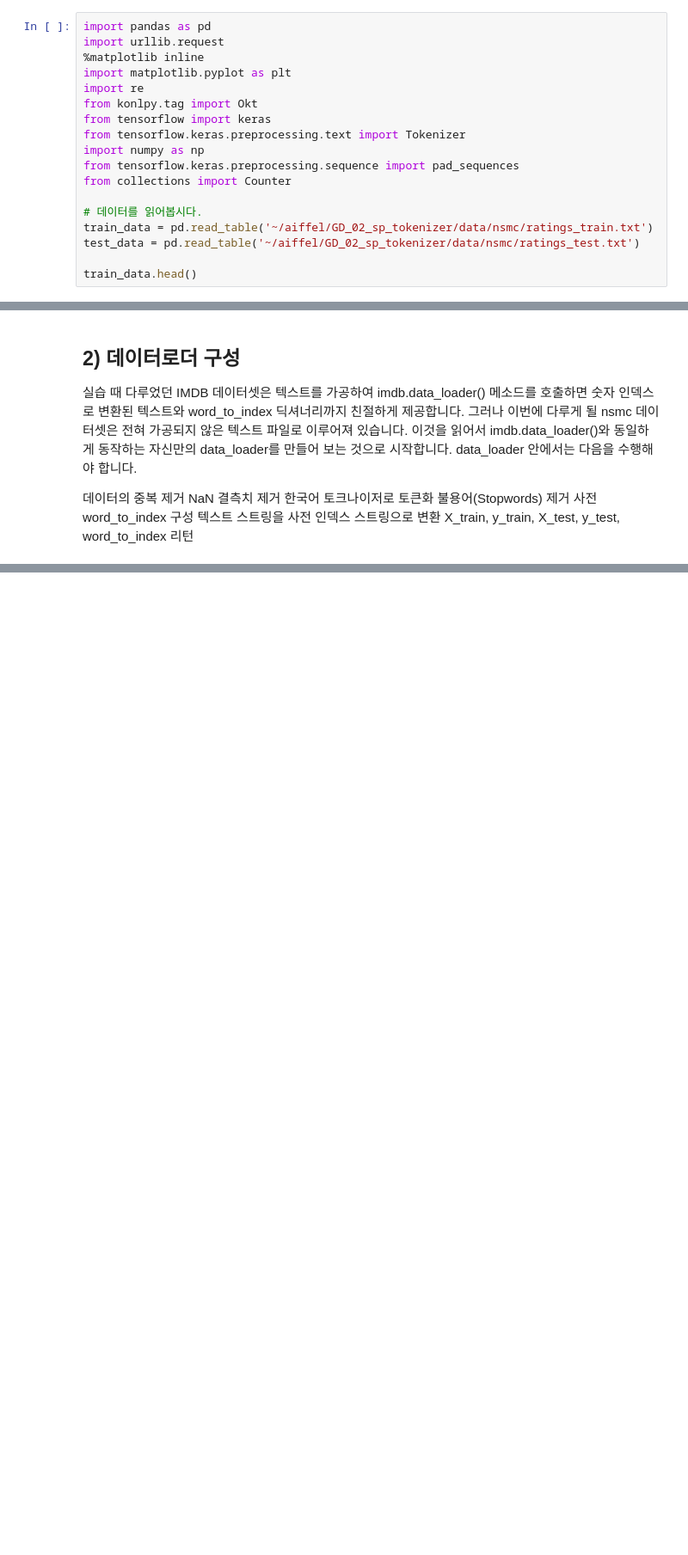
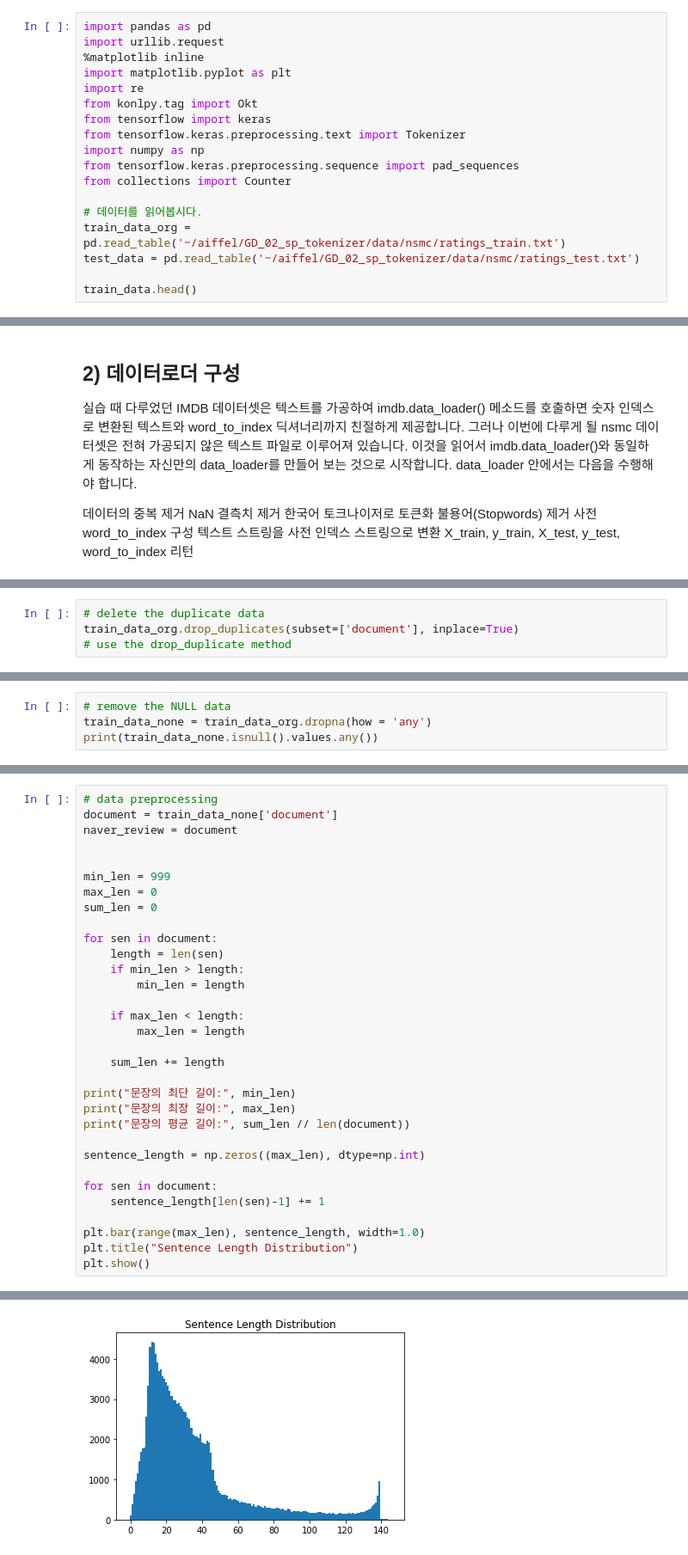
Before and after one commit to peter1505/AIFFEL, a Jupyter notebook: GD_02_SP_movie_sentiment.ipynb, the cells around one changed output, grey strips where cells are left out. Shown: that part at 86% size. Cells and saved outputs as stored; diff of their text form; blank space fills up the shorter version.

```diff
--- a/GD_02_SP_movie_sentiment.ipynb
+++ b/GD_02_SP_movie_sentiment.ipynb
@@ -292,7 +325,7 @@ from tensorflow.keras.preprocessing.sequence import pad_sequences
 from collections import Counter
 
 # 데이터를 읽어봅시다.
-train_data = pd.read_table('~/aiffel/GD_02_sp_tokenizer/data/nsmc/ratings_train.txt')
+train_data_org = pd.read_table('~/aiffel/GD_02_sp_tokenizer/data/nsmc/ratings_train.txt')
 test_data = pd.read_table('~/aiffel/GD_02_sp_tokenizer/data/nsmc/ratings_test.txt')
 
 train_data.head()
@@ -380,0 +422,4 @@ X_train, y_train, X_test, y_test, word_to_index = load_data(train_data, test_dat
+# %%
+# delete the duplicate data
+train_data_org.drop_duplicates(subset=['document'], inplace=True)
+# use the drop_duplicate method
@@ -380,0 +442,4 @@ X_train, y_train, X_test, y_test, word_to_index = load_data(train_data, test_dat
+# %%
+# remove the NULL data
+train_data_none = train_data_org.dropna(how = 'any')
+print(train_data_none.isnull().values.any())
@@ -380,0 +448,33 @@ X_train, y_train, X_test, y_test, word_to_index = load_data(train_data, test_dat
+# %%
+# data preprocessing
+document = train_data_none['document']
+naver_review = document
+
+
+min_len = 999
+max_len = 0
+sum_len = 0
+
+for sen in document:
+    length = len(sen)
+    if min_len > length:
+        min_len = length
+
+    if max_len < length:
+        max_len = length
+
+    sum_len += length
+
+print("문장의 최단 길이:", min_len)
+print("문장의 최장 길이:", max_len)
+print("문장의 평균 길이:", sum_len // len(document))
+
+sentence_length = np.zeros((max_len), dtype=np.int)
+
+for sen in document:
+    sentence_length[len(sen)-1] += 1
+
+plt.bar(range(max_len), sentence_length, width=1.0)
+plt.title("Sentence Length Distribution")
+plt.show()
+# %% [output]
@@ -380,0 +484 @@ X_train, y_train, X_test, y_test, word_to_index = load_data(train_data, test_dat
+[figure, added]
```
Also changed, not shown: parts of 72 cells of this notebook.
